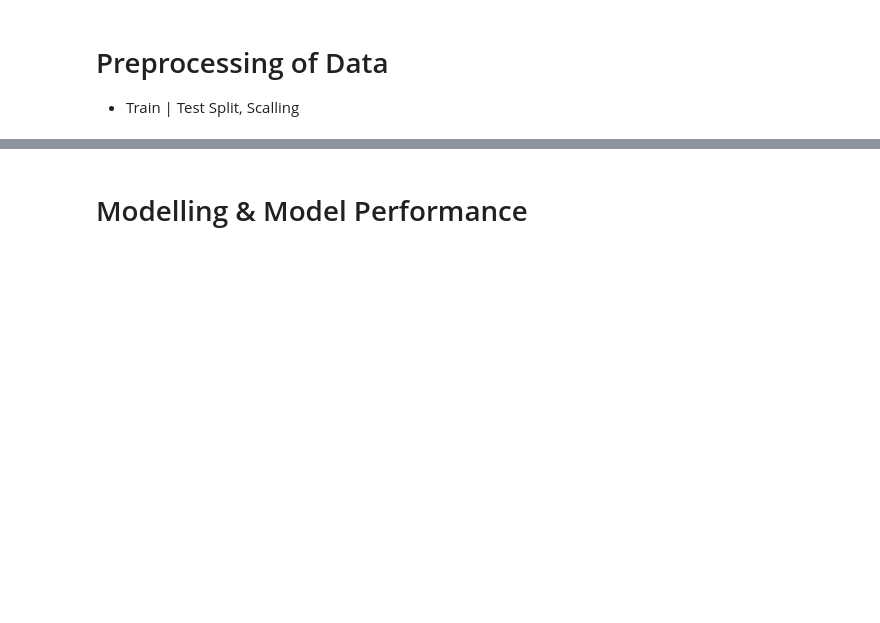
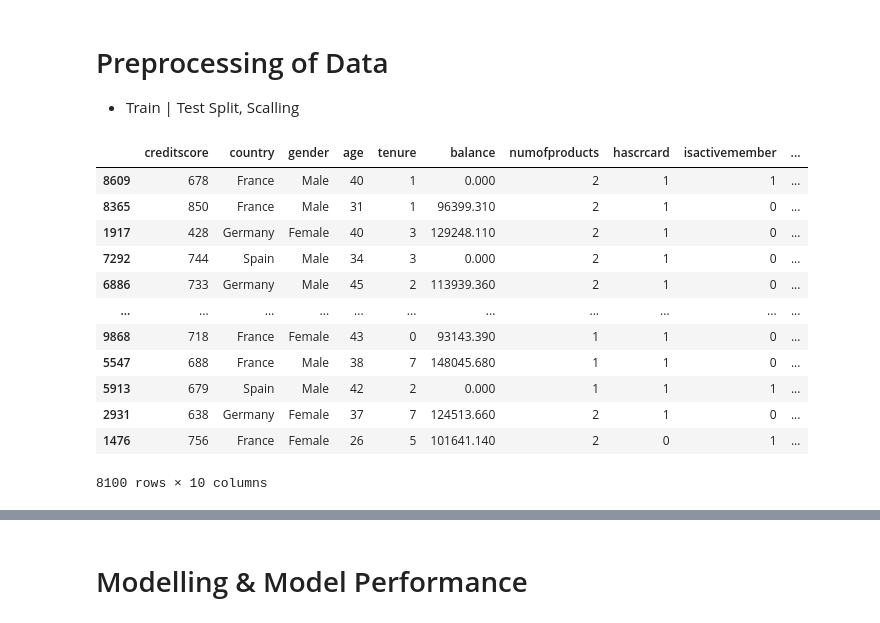
Before and after one commit to iceyisaak/dl_assignment-1, a Jupyter notebook: DL-Assignment-1 (Classification with ANN-Churn Prediction)-Student.ipynb, the cells around one changed output, grey strips where cells are left out. Cells and saved outputs as stored; diff of their text form; code cells hidden in the pictures; blank space fills up the shorter version.

```diff
--- a/DL-Assignment-1 (Classification with ANN-Churn Prediction)-Student.ipynb
+++ b/DL-Assignment-1 (Classification with ANN-Churn Prediction)-Student.ipynb
@@ -357,3 +361,19 @@ X_train, X_test, y_train, y_test = train_test_split(
 X_train, X_val, y_train, y_val = train_test_split(
     X_train, y_train, stratify=y_train, test_size=0.10, random_state=seed
 )
+# %%
+X_train
+# %% [output]
+|  | creditscore | country | gender | age | tenure | balance | numofproducts | hascrcard | isactivemember | ... |
+| 8609 | 678 | France | Male | 40 | 1 | 0.000 | 2 | 1 | 1 | ... |
+| 8365 | 850 | France | Male | 31 | 1 | 96399.310 | 2 | 1 | 0 | ... |
+| 1917 | 428 | Germany | Female | 40 | 3 | 129248.110 | 2 | 1 | 0 | ... |
+| 7292 | 744 | Spain | Male | 34 | 3 | 0.000 | 2 | 1 | 0 | ... |
+| 6886 | 733 | Germany | Male | 45 | 2 | 113939.360 | 2 | 1 | 0 | ... |
+| ... | ... | ... | ... | ... | ... | ... | ... | ... | ... | ... |
+| 9868 | 718 | France | Female | 43 | 0 | 93143.390 | 1 | 1 | 0 | ... |
+| 5547 | 688 | France | Male | 38 | 7 | 148045.680 | 1 | 1 | 0 | ... |
+| 5913 | 679 | Spain | Male | 42 | 2 | 0.000 | 1 | 1 | 1 | ... |
+| 2931 | 638 | Germany | Female | 37 | 7 | 124513.660 | 2 | 1 | 0 | ... |
+| 1476 | 756 | France | Female | 26 | 5 | 101641.140 | 2 | 0 | 1 | ... |
+8100 rows × 10 columns
```
Also changed, not shown: parts of 5 cells of this notebook.
